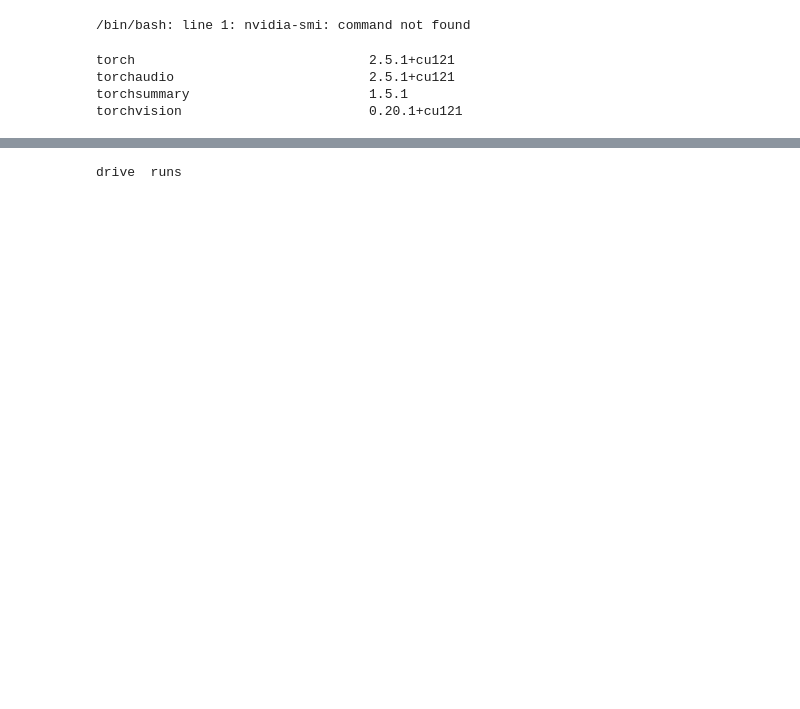
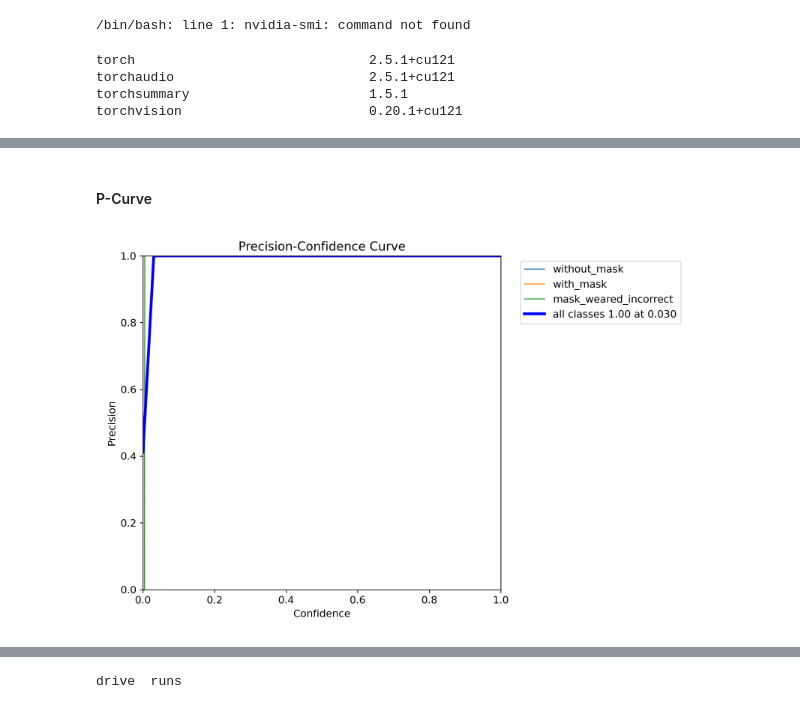
Before and after one commit to gabriel-ferreira-life/Face-Mask-Detection, a Jupyter notebook: model_training/model_training.ipynb, the cells around one changed output, grey strips where cells are left out. Cells and saved outputs as stored; diff of their text form; code cells hidden in the pictures; blank space fills up the shorter version.

```diff
--- a/model_training/model_training.ipynb
+++ b/model_training/model_training.ipynb
@@ -34,0 +83,6 @@ os.chdir('/content/drive/MyDrive/projects/Face-Mask-Detection/data')
+# %% [markdown]
+#### P-Curve
+# %%
+Image(filename=f'{run_path}/P_curve.png', width=600)
+# %% [output]
+[figure, added]
```
Also changed, not shown: parts of 35 cells of this notebook.
